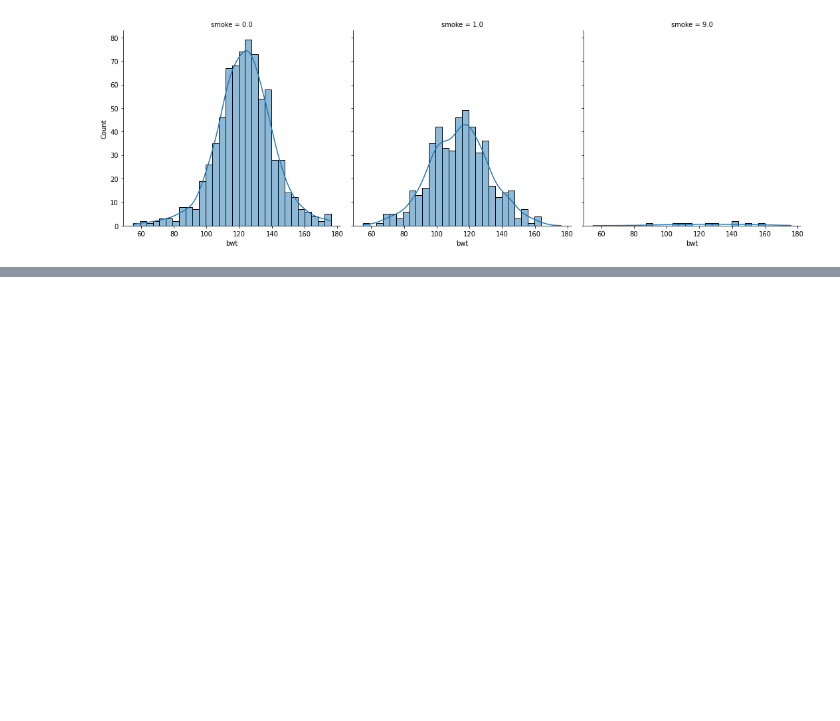
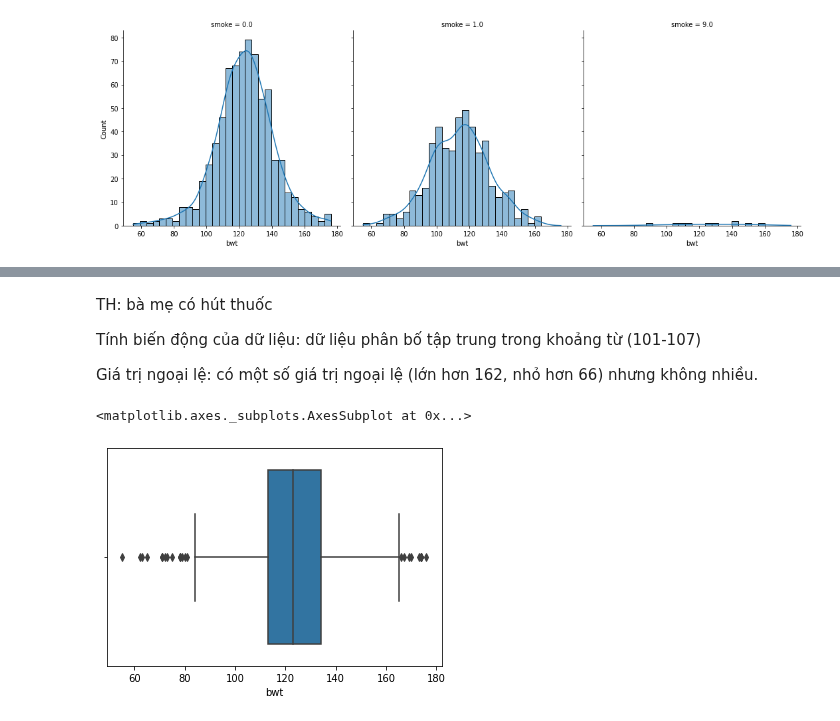
Before and after one commit to trinhvanypro1/-DataAnalystDeepLearning, a Jupyter notebook: Lab5.ipynb, the cells around one changed output, grey strips where cells are left out. Saved outputs shown, nothing was run; the diff lists cells and outputs as text; code cells hidden in the pictures; blank space fills up the shorter version.

```diff
--- a/Lab5.ipynb
+++ b/Lab5.ipynb
@@ -100,3 +102,3 @@ Gán giá trị để vui =)))):
 # %%
-nosmoke=babies[babies['smoke']==0]
+nosmoke=babies.loc[babies['smoke']==0]
 # %%
@@ -176,0 +235,11 @@ sns.displot(babies,x='bwt',col='smoke',kde=True)
+# %% [markdown]
+TH: bà mẹ có hút thuốc
+
+Tính biến động của dữ liệu: dữ liệu phân bố tập trung trong khoảng từ (101-107)
+
+Giá trị ngoại lệ: có một số giá trị ngoại lệ (lớn hơn 162, nhỏ hơn 66) nhưng không nhiều.
+# %%
+sns.boxplot(x='bwt', data = nosmoke)
+# %% [output]
+<matplotlib.axes._subplots.AxesSubplot at 0x...>
+[figure, added]
```
Also changed, not shown: parts of 17 cells of this notebook.
